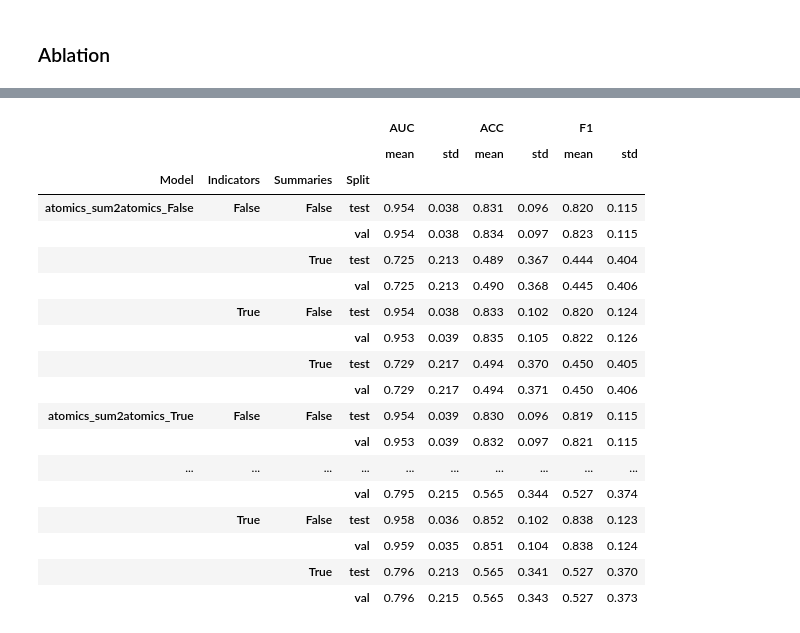
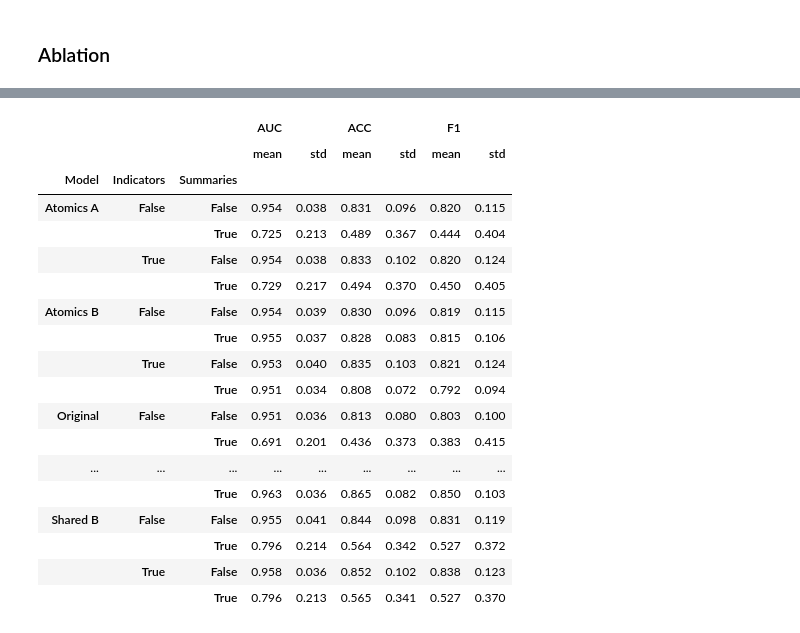
Before and after one commit to KevinArmbruster/optimal-summaries-public, a Jupyter notebook: scripts/combine_results_ablation.ipynb, the cells around one changed output, grey strips where cells are left out. Drawn from its saved outputs; the diff is of its cells as text; code cells hidden in the pictures.

```diff
--- a/scripts/combine_results_ablation.ipynb
+++ b/scripts/combine_results_ablation.ipynb
@@ -50,6 +29,18 @@ combined_df
+# %%
+combined_df = pd.concat(result_dfs, ignore_index=True)
+combined_df = combined_df[combined_df["Split"] == "test"].drop(columns=["Split"])
+combined_df["Dataset"] = combined_df["Dataset"].replace({"mimic": "MIMIC", "spoken_arabic_digits": "SpokenArabicDigits", "tiselac": "Tiselac"})
+combined_df["Model"] = combined_df["Model"].replace({"atomics_sum2atomics_False": "Atomics A", "atomics_sum2atomics_True": "Atomics B", "original": "Original", "shared_encode_time_dim_False": "Shared A", "shared_encode_time_dim_True": "Shared B"})
 # %% [markdown]
 ### Ablation
 # %%
 # Model,Indicators,Summaries,Dataset,Seed,Split,AUC,ACC,F1,Cutoff,Lower threshold,Upper threshold
-combined_df.drop(columns=['Seed', "Cutoff", "Lower threshold", "Upper threshold"]).groupby(["Dataset", "Model", "Indicators", "Summaries", "Split"]).agg(["mean", "std"]).round(3)
+per_set = combined_df.drop(columns=['Seed', "Cutoff", "Lower threshold", "Upper threshold"]).groupby(["Dataset", "Model", "Indicators", "Summaries"]).agg(["mean", "std"]).round(3)
+
+with open('ablation_per_dataset.tex', 'w') as f:
+    tex = per_set.to_latex(escape=True, float_format="{:.2%}".format)
+    tex = tex.replace('%', r'\%')
+    f.write(tex)
+
+per_set
 # %% [output]
@@ -75,26 +66,32 @@ combined_df.drop(columns=['Seed', "Cutoff", "Lower threshold", "Upper threshold"
 # %%
-grouped = combined_df.drop(columns=["Seed", "Dataset", "Cutoff", "Lower threshold", "Upper threshold"]).groupby(["Model", "Indicators", "Summaries", "Split"]).agg(["mean", "std"]).round(3)#.reset_index()
+grouped = combined_df.drop(columns=["Seed", "Dataset", "Cutoff", "Lower threshold", "Upper threshold"]).groupby(["Model", "Indicators", "Summaries"]).agg(["mean", "std"]).round(3)#.reset_index()
 # grouped = grouped.style.highlight_max(color = 'green', axis = 0).highlight_min(color = 'red', axis = 0)
+
+with open('ablation_grouped.tex', 'w') as f:
+    tex = grouped.to_latex(escape=True, float_format="{:.2%}".format)
+    tex = tex.replace('%', r'\%')
+    f.write(tex)
+
 grouped
 
 # best auc 0.966000 acc 0.871000 f1 0.857000
 # %% [output]
-|  |  |  |  | AUC |  | ACC |  | F1 |  |
-|  |  |  |  | mean | std | mean | std | mean | std |
-| Model | Indicators | Summaries | Split |  |  |  |  |  |  |
-| atomics_sum2atomics_False | False | False | test | 0.954 | 0.038 | 0.831 | 0.096 | 0.820 | 0.115 |
-|  |  |  | val | 0.954 | 0.038 | 0.834 | 0.097 | 0.823 | 0.115 |
-|  |  | True | test | 0.725 | 0.213 | 0.489 | 0.367 | 0.444 | 0.404 |
-|  |  |  | val | 0.725 | 0.213 | 0.490 | 0.368 | 0.445 | 0.406 |
-|  | True | False | test | 0.954 | 0.038 | 0.833 | 0.102 | 0.820 | 0.124 |
-|  |  |  | val | 0.953 | 0.039 | 0.835 | 0.105 | 0.822 | 0.126 |
-|  |  | True | test | 0.729 | 0.217 | 0.494 | 0.370 | 0.450 | 0.405 |
-|  |  |  | val | 0.729 | 0.217 | 0.494 | 0.371 | 0.450 | 0.406 |
-| atomics_sum2atomics_True | False | False | test | 0.954 | 0.039 | 0.830 | 0.096 | 0.819 | 0.115 |
-|  |  |  | val | 0.953 | 0.039 | 0.832 | 0.097 | 0.821 | 0.115 |
-| ... | ... | ... | ... | ... | ... | ... | ... | ... | ... |
-|  |  |  | val | 0.795 | 0.215 | 0.565 | 0.344 | 0.527 | 0.374 |
-|  | True | False | test | 0.958 | 0.036 | 0.852 | 0.102 | 0.838 | 0.123 |
-|  |  |  | val | 0.959 | 0.035 | 0.851 | 0.104 | 0.838 | 0.124 |
-|  |  | True | test | 0.796 | 0.213 | 0.565 | 0.341 | 0.527 | 0.370 |
-|  |  |  | val | 0.796 | 0.215 | 0.565 | 0.343 | 0.527 | 0.373 |
+|  |  |  | AUC |  | ACC |  | F1 |  |
+|  |  |  | mean | std | mean | std | mean | std |
+| Model | Indicators | Summaries |  |  |  |  |  |  |
+| Atomics A | False | False | 0.954 | 0.038 | 0.831 | 0.096 | 0.820 | 0.115 |
+|  |  | True | 0.725 | 0.213 | 0.489 | 0.367 | 0.444 | 0.404 |
+|  | True | False | 0.954 | 0.038 | 0.833 | 0.102 | 0.820 | 0.124 |
+|  |  | True | 0.729 | 0.217 | 0.494 | 0.370 | 0.450 | 0.405 |
+| Atomics B | False | False | 0.954 | 0.039 | 0.830 | 0.096 | 0.819 | 0.115 |
+|  |  | True | 0.955 | 0.037 | 0.828 | 0.083 | 0.815 | 0.106 |
+|  | True | False | 0.953 | 0.040 | 0.835 | 0.103 | 0.821 | 0.124 |
+|  |  | True | 0.951 | 0.034 | 0.808 | 0.072 | 0.792 | 0.094 |
+| Original | False | False | 0.951 | 0.036 | 0.813 | 0.080 | 0.803 | 0.100 |
+|  |  | True | 0.691 | 0.201 | 0.436 | 0.373 | 0.383 | 0.415 |
+| ... | ... | ... | ... | ... | ... | ... | ... | ... |
+|  |  | True | 0.963 | 0.036 | 0.865 | 0.082 | 0.850 | 0.103 |
+| Shared B | False | False | 0.955 | 0.041 | 0.844 | 0.098 | 0.831 | 0.119 |
+|  |  | True | 0.796 | 0.214 | 0.564 | 0.342 | 0.527 | 0.372 |
+|  | True | False | 0.958 | 0.036 | 0.852 | 0.102 | 0.838 | 0.123 |
+|  |  | True | 0.796 | 0.213 | 0.565 | 0.341 | 0.527 | 0.370 |
```
Also changed, not shown: parts of 2 cells of this notebook, 6 other files.
